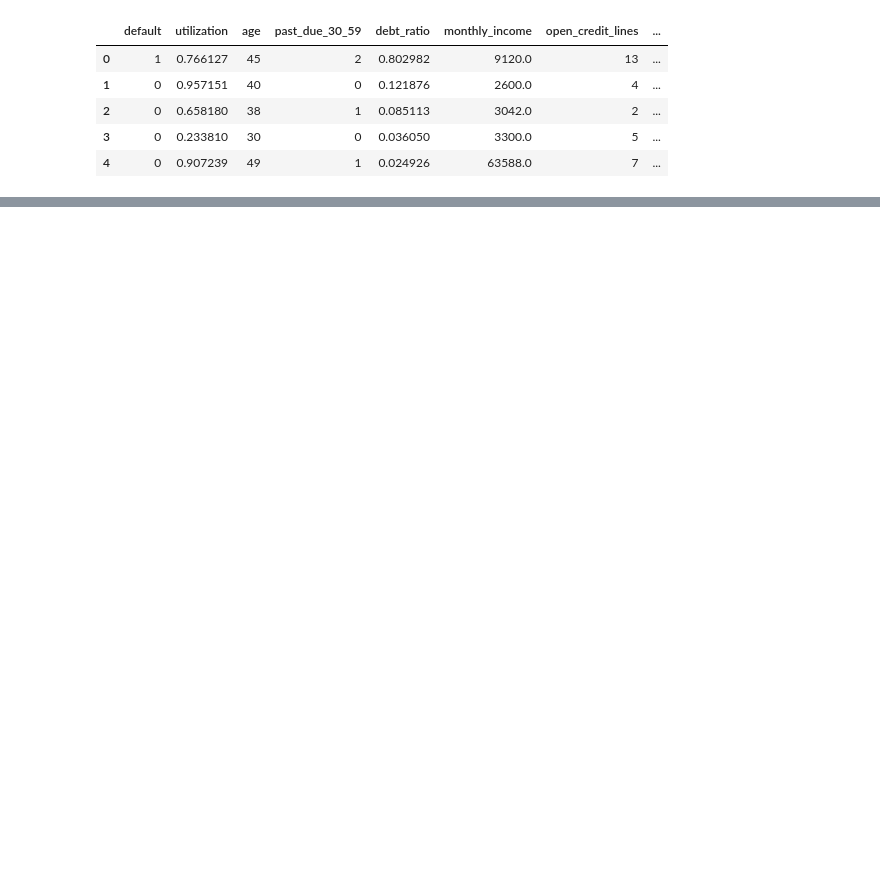
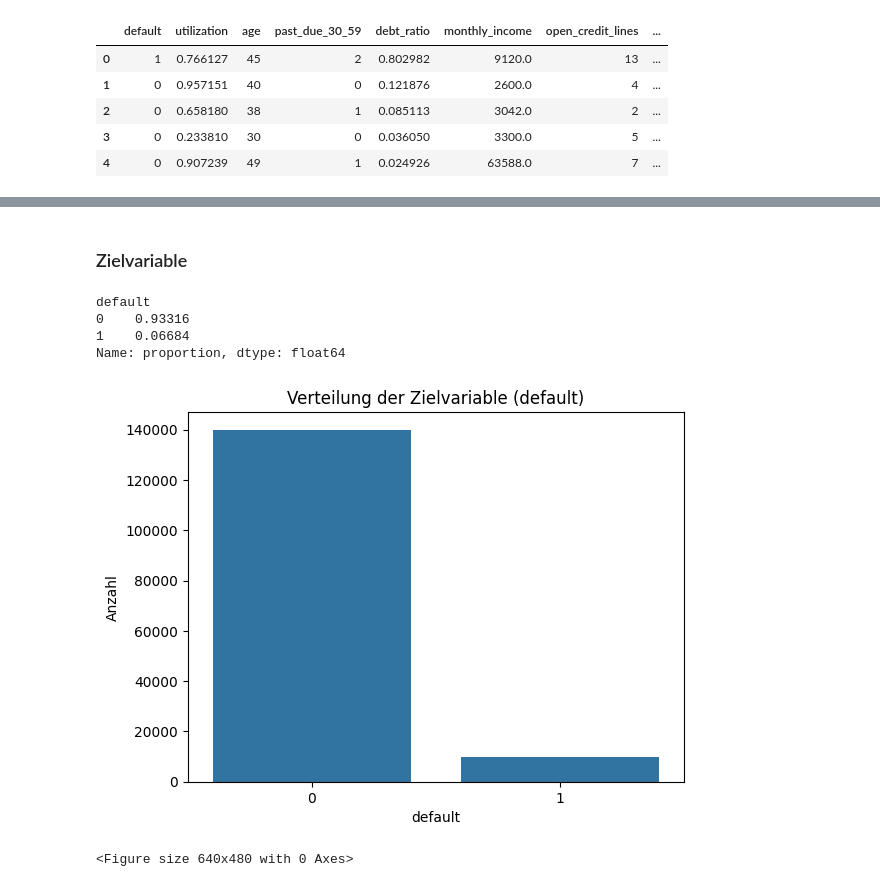
Before and after one commit to andreasbuananda/credit-scoring-pd-model, a Jupyter notebook: notebook/01_EDA.ipynb, the cells around one changed output, grey strips where cells are left out. Saved outputs shown, nothing was run; the diff lists cells and outputs as text; code cells hidden in the pictures; blank space fills up the shorter version.

Commit message:
modified:   notebook/01_EDA.ipynb 	new file:   reports/figures/default_distribution.png

```diff
--- a/notebook/01_EDA.ipynb
+++ b/notebook/01_EDA.ipynb
@@ -48,0 +96,20 @@ df_train.head()
+# %% [markdown]
+### Zielvariable
+# %%
+print(df_train['default'].value_counts(normalize=True))
+# %% [output]
+default
+0    0.93316
+1    0.06684
+Name: proportion, dtype: float64
+# %%
+sns.countplot(x='default', data=df_train)
+plt.title('Verteilung der Zielvariable (default)')
+plt.xlabel('default')
+plt.ylabel('Anzahl')
+plt.show()
+plt.savefig('/Users/adhyutabuananda/Library/Mobile Documents/com~apple~CloudDocs/BUZZMEKK/Productivity/Project/credit-scoring-pd-model/reports/figures/default_distribution.png',
+            dpi = 150)
+# %% [output]
+[figure, added]
+<Figure size 640x480 with 0 Axes>
```
Also changed, not shown: parts of 9 cells of this notebook, 1 other file.
